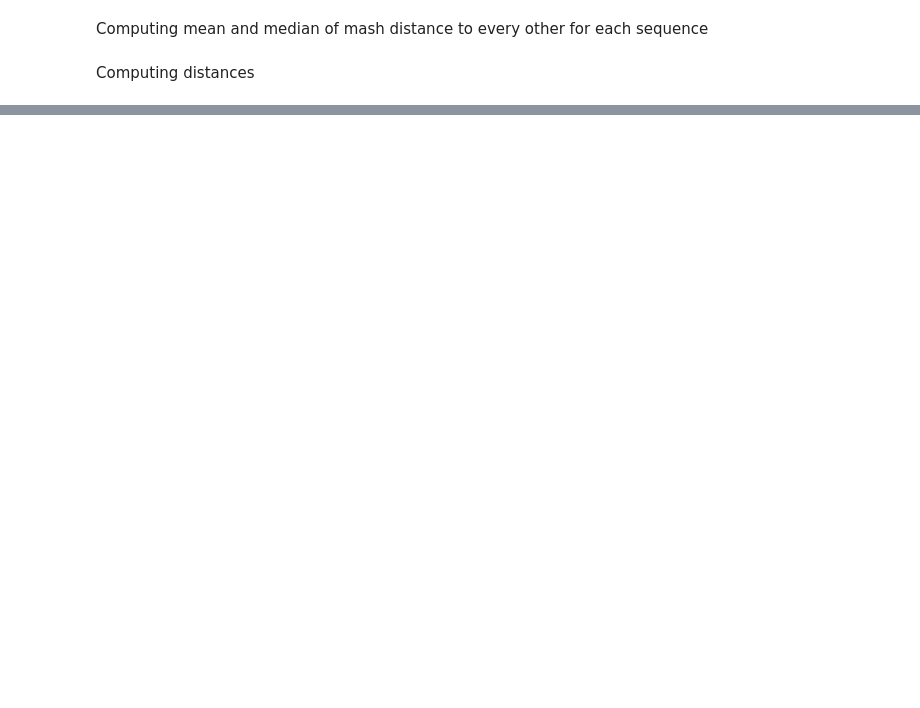
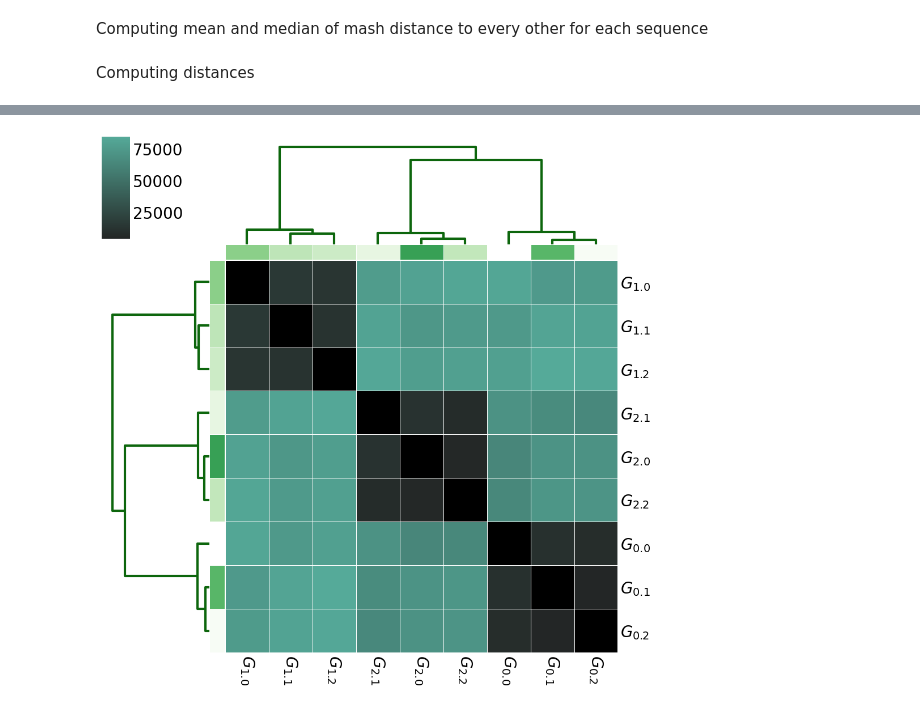
Before and after one commit to dubssieg/pancat_paper, a Jupyter notebook: nb_matrices.ipynb, the cells around one changed output, grey strips where cells are left out. Drawn from its saved outputs; the diff is of its cells as text; code cells hidden in the pictures; blank space fills up the shorter version.

```diff
--- a/nb_matrices.ipynb
+++ b/nb_matrices.ipynb
@@ -402,0 +188,7 @@ for i,seq_dipaths in enumerate(dipaths):
+# %%
+matrix:str = 'temp/matrix_ref.json'
+graph_folder:str = 'data/mgc_vs_mgc'
+# %%
+all_graphs: list = sorted(listdir(graph_folder))
+all_graphs.insert(0, all_graphs.pop())
+print(all_graphs)
@@ -402,0 +233,32 @@ for i,seq_dipaths in enumerate(dipaths):
+# %%
+# Setting font parameters
+plt.rcParams.update({'font.size': 20})
+
+# We define labels list
+labels:list[str] = ['$G_{'+str(i//3)+'.'+str(i%3)+'}$' for i in range(len(all_graphs))]
+# Defining colors
+green_pal = color_palette("dark:#5A9", as_cmap=True)
+green_pal.set_bad("black")
+colors = ['white'] + get_palette_from_list([sum_mash[x] for x in graph_paths],cmap_name='Greens')
+# Transforming into pandas
+df:DataFrame = DataFrame(distance_martix)
+# Plotting the fig
+fig = clustermap(
+    df,
+    linewidth=0.5,
+    mask=(df==0),
+    annot=False,
+    tree_kws=dict(linewidths=3, colors=(0.05, 0.4, 0.05)),
+    xticklabels=labels,
+    yticklabels=labels,
+    cmap=green_pal,
+    col_colors=colors,
+    row_colors=colors,
+)
+fig.tick_params(length=0)
+fig.ax_heatmap.set_yticklabels(fig.ax_heatmap.get_yticklabels(), rotation=0)
+fig.ax_heatmap.set_xticklabels(fig.ax_heatmap.get_yticklabels(), rotation=-90)
+
+plt.show()
+# %% [output]
+[figure, added]
```
Also changed, not shown: parts of 21 cells of this notebook.
